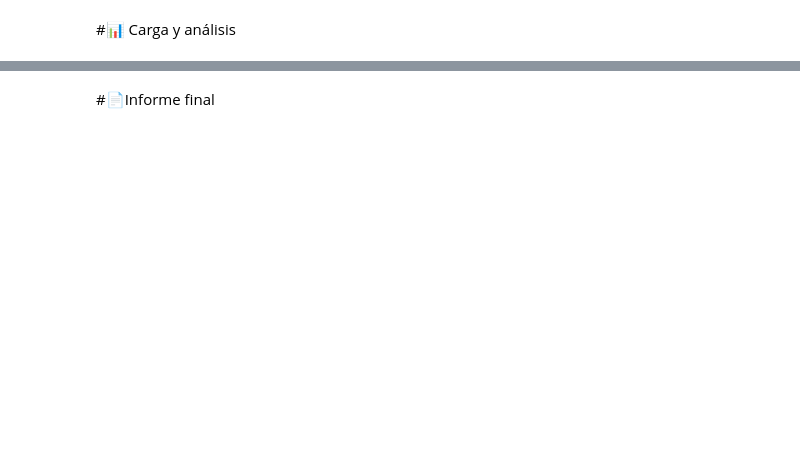
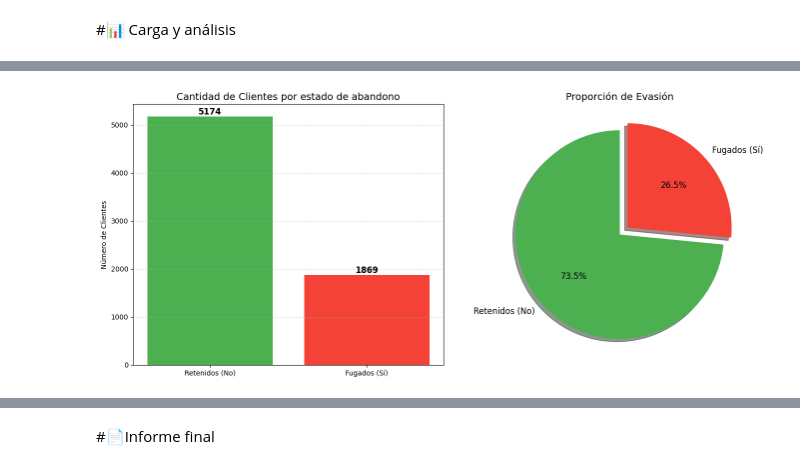
Before and after one commit to mikeismerio/Challenge-TelecomX, a Jupyter notebook: TelecomX_LATAM.ipynb, the cells around one changed output, grey strips where cells are left out. Saved outputs shown, nothing was run; the diff lists cells and outputs as text; code cells hidden in the pictures; blank space fills up the shorter version.

```diff
--- a/TelecomX_LATAM.ipynb
+++ b/TelecomX_LATAM.ipynb
@@ -46,0 +229,12 @@ except ValueError as e:
+# %%
+# --- 🛠 CREACIÓN DE NUEVAS VARIABLES ---
+
+# Calculamos el costo diario asumiendo un mes estándar de 30 días
+df_clean['Cuentas_Diarias'] = df_clean['Monthly'] / 30
+
+# Visualizamos para confirmar (mostramos solo las columnas relevantes)
+print("✅ Columna 'Cuentas_Diarias' creada exitosamente.")
+display(df_clean[['customerID', 'Monthly', 'Cuentas_Diarias']].head())
+
+# Ver estadísticas de esta nueva variable
+display(df_clean['Cuentas_Diarias'].describe().to_frame().T)
@@ -48,0 +353,39 @@ except ValueError as e:
+# %%
+import matplotlib.pyplot as plt
+
+# --- 🎨 CONFIGURACIÓN DE DATOS ---
+# Contamos cuántos 0s y cuántos 1s hay
+conteo = df_clean['Abandono'].value_counts()
+
+# Definimos etiquetas y colores para que sea intuitivo
+etiquetas = ['Retenidos (No)', 'Fugados (Sí)']
+colores = ['#4CAF50', '#F44336']  # Verde para Retenidos, Rojo para Fuga
+explode = (0, 0.1)  # Esto separa un poco la rebanada de "Fugados" para destacarla
+
+# --- 🖼️ CREACIÓN DE GRÁFICOS ---
+# Creamos una figura con 2 subgráficos (1 fila, 2 columnas)
+fig, ax = plt.subplots(1, 2, figsize=(14, 6))
+
+# GRÁFICO 1: BARRAS (Cantidades)
+barras = ax[0].bar(etiquetas, conteo, color=colores)
+ax[0].set_title('Cantidad de Clientes por estado de abandono', fontsize=14)
+ax[0].set_ylabel('Número de Clientes')
+ax[0].grid(axis='y', linestyle='--', alpha=0.5)
+
+# Añadir el número exacto encima de cada barra
+for barra in barras:
+    altura = barra.get_height()
+    ax[0].text(barra.get_x() + barra.get_width()/2., altura,
+             f'{int(altura)}',
+             ha='center', va='bottom', fontsize=12, fontweight='bold')
+
+# GRÁFICO 2: PASTEL (Proporciones)
+ax[1].pie(conteo, explode=explode, labels=etiquetas, colors=colores,
+        autopct='%1.1f%%', shadow=True, startangle=90, textprops={'fontsize': 12})
+ax[1].set_title('Proporción de Evasión', fontsize=14)
+
+# Ajustar el diseño y mostrar
+plt.tight_layout()
+plt.show()
+# %% [output]
+[figure, added]
```
Also changed, not shown: parts of 17 cells of this notebook, 1 other file.
